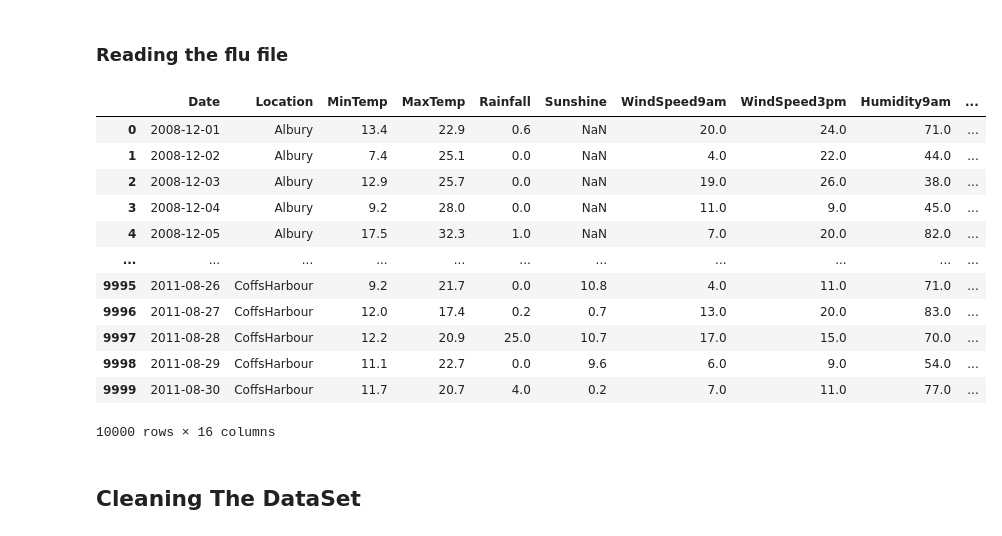
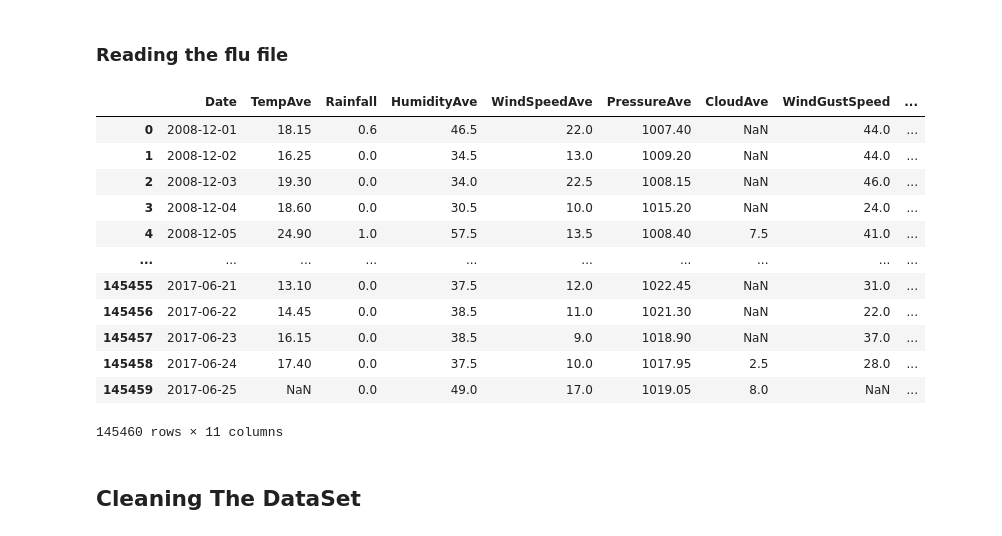
Before and after one commit to ArunchakreyPAC/BockCuster, a Jupyter notebook: processing_datasets.ipynb, the cells around one changed output. Saved outputs shown, nothing was run; the diff lists cells and outputs as text; code cells hidden in the pictures.

```diff
--- a/processing_datasets.ipynb
+++ b/processing_datasets.ipynb
@@ -7,20 +8,22 @@ import pandas as pd
 # %%
 
 weather_data_csv = 'datasets/weatherAUS.csv'
+processed_data_csv = 'datasets/processed_weatherAUS.csv'
 
-weather_data = pd.read_csv(weather_data_csv)
+# weather_data = pd.read_csv(weather_data_csv)
+processed_data = pd.read_csv(processed_data_csv)
 
-print(weather_data.columns.tolist())
+# print(weather_data.columns.tolist())
 
-weather_data.drop(columns=['Evaporation',
-                           'WindGustDir',
-                           'WindGustSpeed',
-                           'WindDir9am',
-                           'WindDir3pm',
-                           'Temp9am',
-                           'Temp3pm',
-                           'RainToday',
-                           'RainTomorrow'], inplace=True)
+# weather_data.drop(columns=['Evaporation',
+#                            'WindGustDir',
+#                            'WindGustSpeed',
+#                            'WindDir9am',
+#                            'WindDir3pm',
+#                            'Temp9am',
+#                            'Temp3pm',
+#                            'RainToday',
+#                            'RainTomorrow'], inplace=True)
 
-print(weather_data.head())
+processed_data
 # %% [output]
@@ -62,41 +45,41 @@ weather_data
 # %%
 flu_path = 'datasets/people_per_date.csv'
 
 flu_data = pd.read_csv(flu_path)
 
 # Step 1: Convert weather data 'Date' to datetime format
-weather_data['Date'] = pd.to_datetime(weather_data['Date'])
+processed_data['Date'] = pd.to_datetime(processed_data['Date'])
 
 # Step 2: Create 'Year_Week' column for both daily weather and weekly flu data
-weather_data['Year_Week'] = weather_data['Date'].dt.strftime('%Y-%U')
+processed_data['Year_Week'] = processed_data['Date'].dt.strftime('%Y-%U')
 flu_data['Week Ending (Friday)'] = pd.to_datetime(flu_data['Week Ending (Friday)'])
 flu_data['Year_Week'] = flu_data['Week Ending (Friday)'].dt.strftime('%Y-%U')
 
 flu_data['Daily_Flu_Cases'] = flu_data['Number of Sick People'] / 7
 
 # Step 3: Merge the flu data onto the daily weather data (assigning the weekly flu cases to each day of the week)
-merged_data = pd.merge(weather_data, flu_data[['Year_Week', 'Daily_Flu_Cases']], on='Year_Week', how='left')
+merged_data = pd.merge(processed_data, flu_data[['Year_Week', 'Daily_Flu_Cases']], on='Year_Week', how='left')
 
 # Display the merged dataset to the user
 # import ace_tools as tools; tools.display_dataframe_to_user(name="Merged Daily Weather with Weekly Flu Data", dataframe=merged_data)
 
-merged_data.head(10000)
+merged_data
 
 # Now 'merged_data' contains daily weather with weekly flu cases assigned to each day.
 # %% [output]
-|  | Date | Location | MinTemp | MaxTemp | Rainfall | Sunshine | WindSpeed9am | WindSpeed3pm | Humidity9am | ... |
-| 0 | 2008-12-01 | Albury | 13.4 | 22.9 | 0.6 | NaN | 20.0 | 24.0 | 71.0 | ... |
-| 1 | 2008-12-02 | Albury | 7.4 | 25.1 | 0.0 | NaN | 4.0 | 22.0 | 44.0 | ... |
-| 2 | 2008-12-03 | Albury | 12.9 | 25.7 | 0.0 | NaN | 19.0 | 26.0 | 38.0 | ... |
-| 3 | 2008-12-04 | Albury | 9.2 | 28.0 | 0.0 | NaN | 11.0 | 9.0 | 45.0 | ... |
-| 4 | 2008-12-05 | Albury | 17.5 | 32.3 | 1.0 | NaN | 7.0 | 20.0 | 82.0 | ... |
-| ... | ... | ... | ... | ... | ... | ... | ... | ... | ... | ... |
-| 9995 | 2011-08-26 | CoffsHarbour | 9.2 | 21.7 | 0.0 | 10.8 | 4.0 | 11.0 | 71.0 | ... |
-| 9996 | 2011-08-27 | CoffsHarbour | 12.0 | 17.4 | 0.2 | 0.7 | 13.0 | 20.0 | 83.0 | ... |
-| 9997 | 2011-08-28 | CoffsHarbour | 12.2 | 20.9 | 25.0 | 10.7 | 17.0 | 15.0 | 70.0 | ... |
-| 9998 | 2011-08-29 | CoffsHarbour | 11.1 | 22.7 | 0.0 | 9.6 | 6.0 | 9.0 | 54.0 | ... |
-| 9999 | 2011-08-30 | CoffsHarbour | 11.7 | 20.7 | 4.0 | 0.2 | 7.0 | 11.0 | 77.0 | ... |
+|  | Date | TempAve | Rainfall | HumidityAve | WindSpeedAve | PressureAve | CloudAve | WindGustSpeed | ... |
+| 0 | 2008-12-01 | 18.15 | 0.6 | 46.5 | 22.0 | 1007.40 | NaN | 44.0 | ... |
+| 1 | 2008-12-02 | 16.25 | 0.0 | 34.5 | 13.0 | 1009.20 | NaN | 44.0 | ... |
+| 2 | 2008-12-03 | 19.30 | 0.0 | 34.0 | 22.5 | 1008.15 | NaN | 46.0 | ... |
+| 3 | 2008-12-04 | 18.60 | 0.0 | 30.5 | 10.0 | 1015.20 | NaN | 24.0 | ... |
+| 4 | 2008-12-05 | 24.90 | 1.0 | 57.5 | 13.5 | 1008.40 | 7.5 | 41.0 | ... |
+| ... | ... | ... | ... | ... | ... | ... | ... | ... | ... |
+| 145455 | 2017-06-21 | 13.10 | 0.0 | 37.5 | 12.0 | 1022.45 | NaN | 31.0 | ... |
+| 145456 | 2017-06-22 | 14.45 | 0.0 | 38.5 | 11.0 | 1021.30 | NaN | 22.0 | ... |
+| 145457 | 2017-06-23 | 16.15 | 0.0 | 38.5 | 9.0 | 1018.90 | NaN | 37.0 | ... |
+| 145458 | 2017-06-24 | 17.40 | 0.0 | 37.5 | 10.0 | 1017.95 | 2.5 | 28.0 | ... |
+| 145459 | 2017-06-25 | NaN | 0.0 | 49.0 | 17.0 | 1019.05 | 8.0 | NaN | ... |
-10000 rows × 16 columns
+145460 rows × 11 columns
 # %% [markdown]
 ## **Cleaning The DataSet**
 # %%
```
Also changed, not shown: parts of 7 cells of this notebook, 2 other files.
